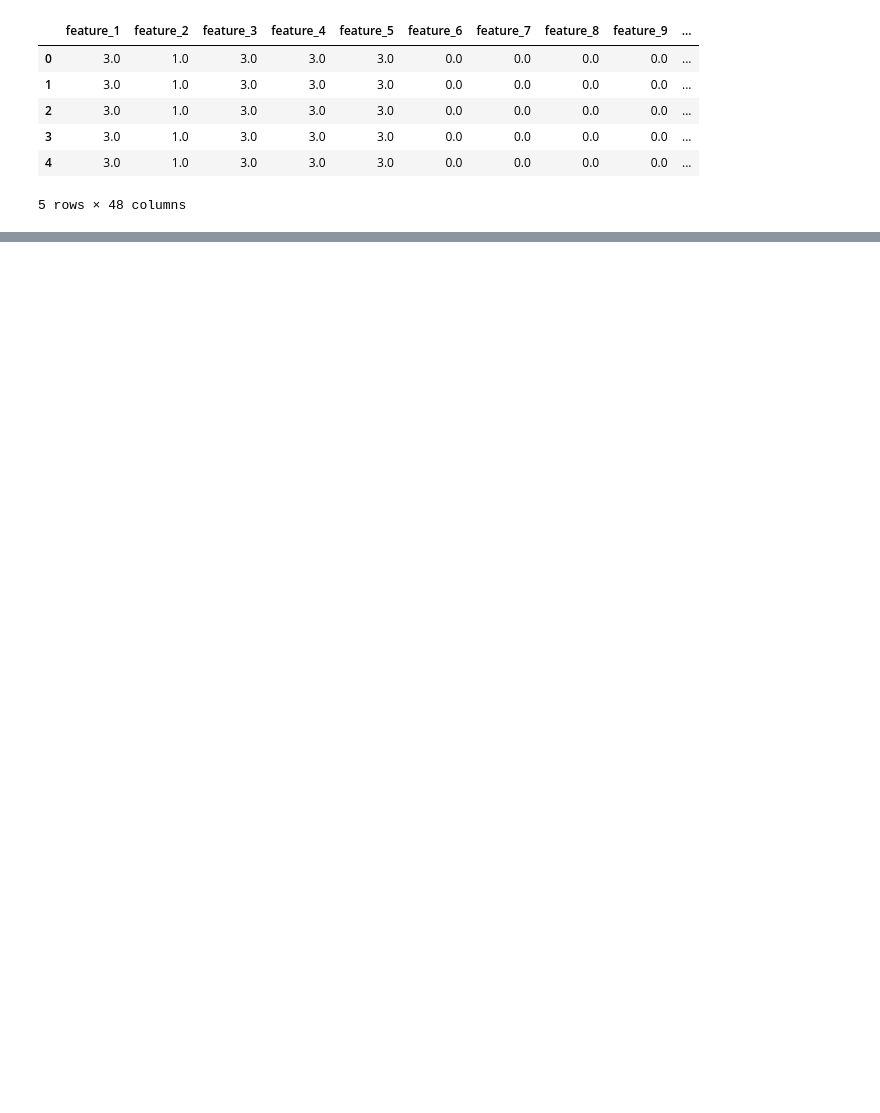
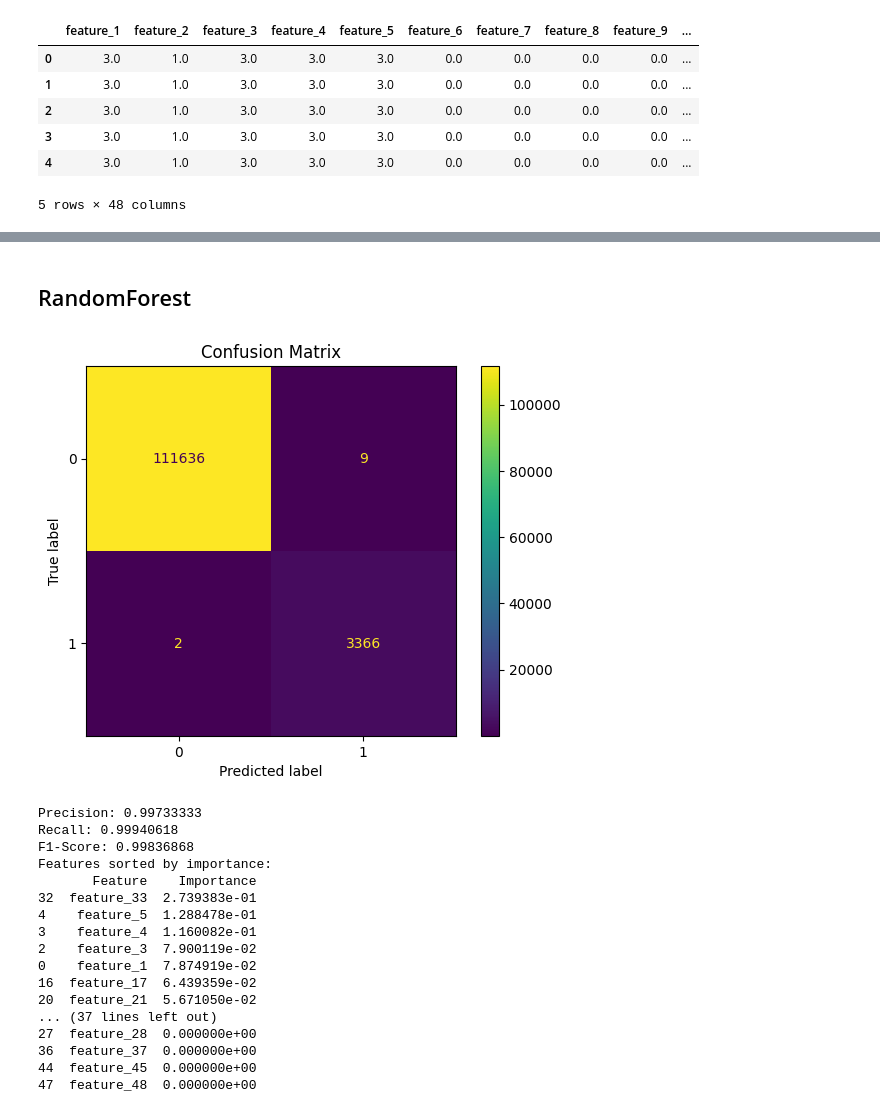
Before and after one commit to Flakon500/Interpretable-Loganomaly-Detection-project, a Jupyter notebook: Codes/models_with_count_vectors.ipynb, the cells around one changed output, grey strips where cells are left out. Drawn from its saved outputs; the diff is of its cells as text; code cells hidden in the pictures; blank space fills up the shorter version.

```diff
--- a/Codes/models_with_count_vectors.ipynb
+++ b/Codes/models_with_count_vectors.ipynb
@@ -41,0 +118,49 @@ Accuracy: 0.999209
+# %% [markdown]
+## RandomForest
+# %%
+model = RandomForestClassifier(random_state=42, n_estimators=100)
+model.fit(x_train, y_train)
+
+# Step 2: Make predictions on the test set
+y_pred = model.predict(x_test)
+
+# Step 3: Print the confusion matrix
+cm = confusion_matrix(y_test, y_pred)
+ConfusionMatrixDisplay(confusion_matrix=cm).plot()
+plt.title("Confusion Matrix")
+plt.show()
+
+# Step 4: Print features in descending order of importance
+feature_importances = pd.DataFrame({
+    'Feature': x_train.columns,
+    'Importance': model.feature_importances_
+})
+feature_importances = feature_importances.sort_values(by='Importance', ascending=False)
+
+precision = (cm[1,1]) / (cm[1,1] + cm[0,1])
+recall = (cm[1,1]) / (cm[1,1] + cm[1,0])
+f_score = 2*precision*recall / (precision+recall)
+print(f"Precision: {precision:.8f}")
+print(f"Recall: {recall:.8f}")
+print(f"F1-Score: {f_score:.8f}")
+print("Features sorted by importance:")
+print(feature_importances)
+# %% [output]
+[figure, added]
+Precision: 0.99733333
+Recall: 0.99940618
+F1-Score: 0.99836868
+Features sorted by importance:
+       Feature    Importance
+32  feature_33  2.739383e-01
+4    feature_5  1.288478e-01
+3    feature_4  1.160082e-01
+2    feature_3  7.900119e-02
+0    feature_1  7.874919e-02
+16  feature_17  6.439359e-02
+20  feature_21  5.671050e-02
+... (37 lines left out)
+27  feature_28  0.000000e+00
+36  feature_37  0.000000e+00
+44  feature_45  0.000000e+00
+47  feature_48  0.000000e+00
```
Also changed, not shown: parts of 12 cells of this notebook.
